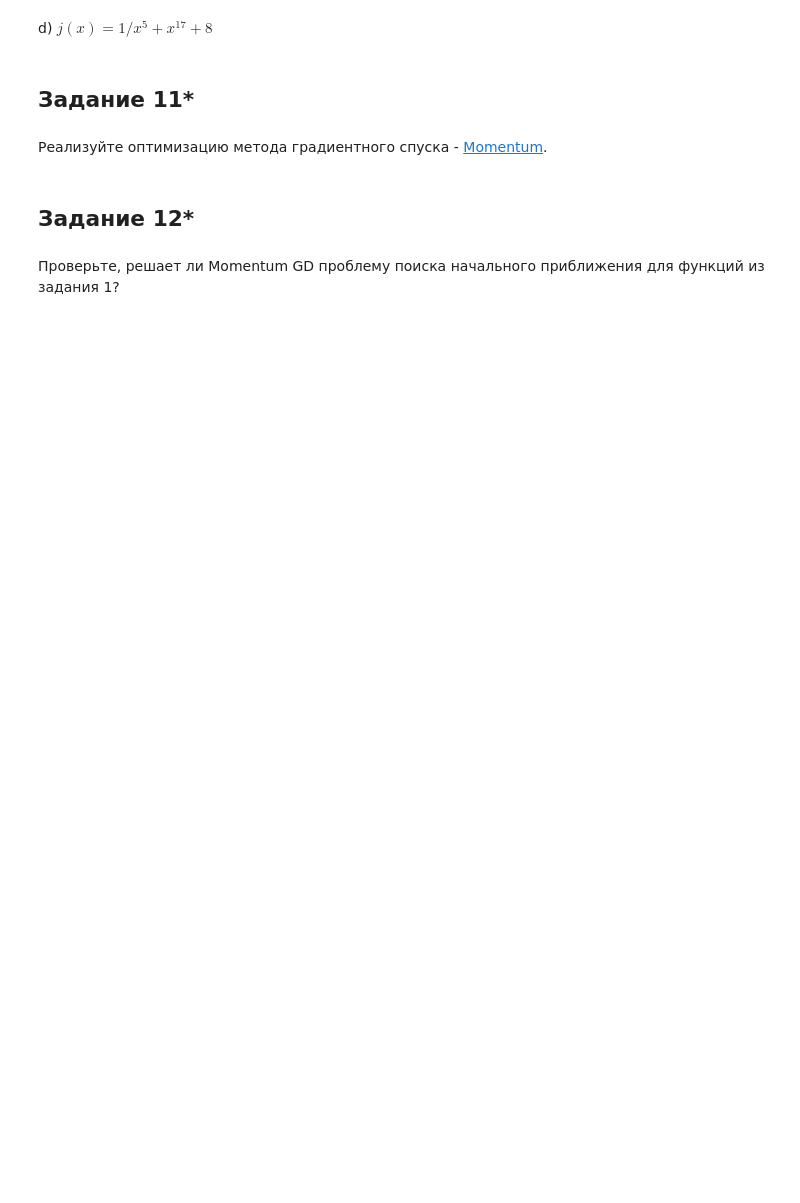
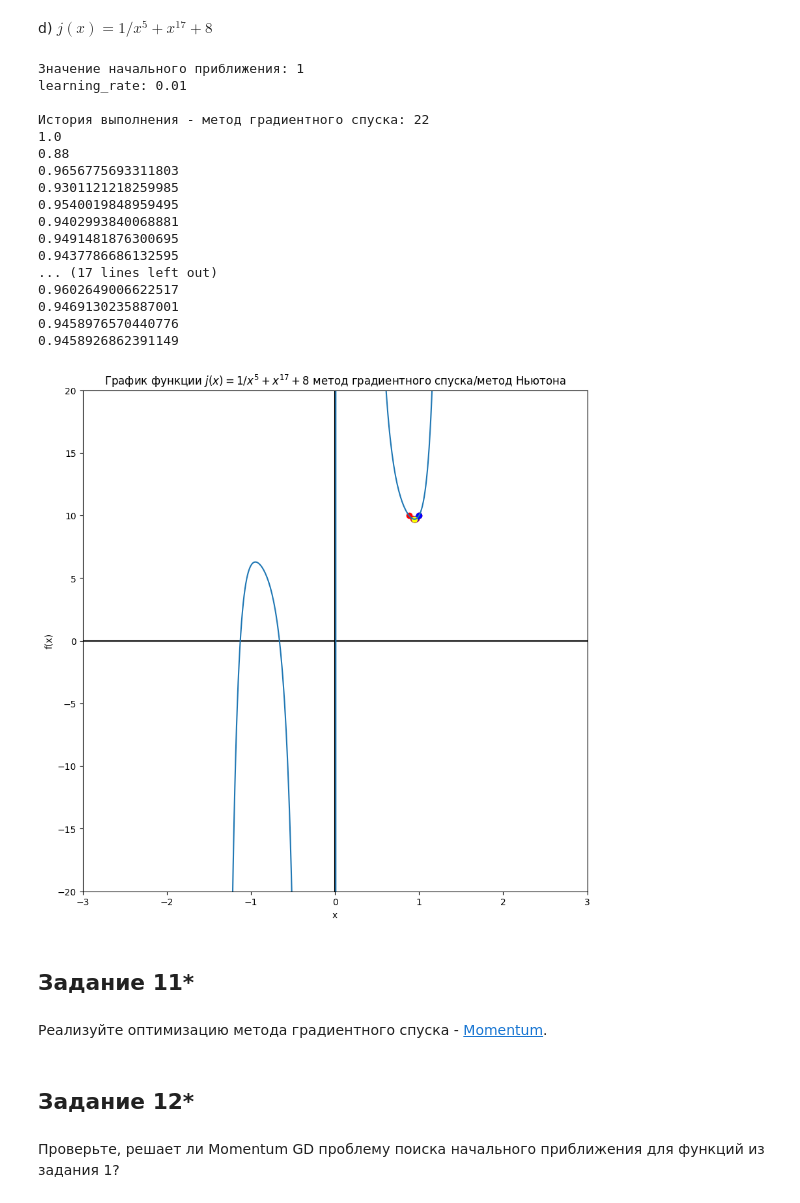
Before and after one commit to olegoid/MLDS_math_2022, a Jupyter notebook: Домашки/mlhs_math_practice_01.ipynb, the cells around one changed output. Saved outputs shown, nothing was run; the diff lists cells and outputs as text; code cells hidden in the pictures; blank space fills up the shorter version.

```diff
--- a/Домашки/mlhs_math_practice_01.ipynb
+++ b/Домашки/mlhs_math_practice_01.ipynb
@@ -689,5 +689,68 @@ learning_rate: 0.02
 # %% [markdown]
 d) $j(x) = 1/x^5 + x^{17} + 8$
+# %%
+x0 = 1
+learning_rate = 0.01
+precision = 10 ** -5
+iterations = 100
+
+xmin, trace_gradient = gradient_descent(f4, x0, learning_rate, precision, iterations, 0.001)
+xmin, trace_newton = newton_descent(f4, x0, precision, iterations)
+
+x_values = [x for x in np.arange(-3, 3, 0.01)]
+f_values = [f4(x) for x in x_values]
+
+plt.figure(figsize=(10,10))
+plt.axvline(x=0, c = 'black')
+plt.axhline(y=0, c = 'black')
+
+plt.xlim([-3, 3])
+plt.ylim([-20, 20])
+
+plt.plot(x_values, f_values)
+
+trace_values = [f4(x) for x in trace_gradient]
+plt.scatter(trace_gradient, trace_values, c='red')
+plt.scatter(trace_gradient[-1], trace_values[-1], c='green')
+
+trace_values = [f4(x) for x in trace_newton]
+plt.scatter(trace_newton, trace_values, c='blue')
+plt.scatter(trace_newton[-1], trace_values[-1], c='yellow')
+
+plt.title('График функции $j(x) = 1/x^5 + x^{17} + 8$ метод градиентного спуска/метод Ньютона')
+
+plt.xlabel('x')
+plt.ylabel('f(x)')
+
+print('Значение начального приближения: ' + str(x0))
+print('learning_rate: ' + str(learning_rate))
+
+print('\nИстория выполнения - метод градиентного спуска: ' + str(len(trace_gradient)))
+for t in trace_gradient:
+  print(float(t))
+
+print('\nИстория выполнения - метод Ньютона: ' + str(len(trace_newton)))
+for t in trace_newton:
+  print(float(t))
+# %% [output]
+Значение начального приближения: 1
+learning_rate: 0.01
+
+История выполнения - метод градиентного спуска: 22
+1.0
+0.88
+0.9656775693311803
+0.9301121218259985
+0.9540019848959495
+0.9402993840068881
+0.9491481876300695
+0.9437786686132595
+... (17 lines left out)
+0.9602649006622517
+0.9469130235887001
+0.9458976570440776
+0.9458926862391149
+[figure, added]
 # %% [markdown]
 ## Задание 11*
 # %% [markdown]
```
Also changed, not shown: parts of 3 cells of this notebook.
